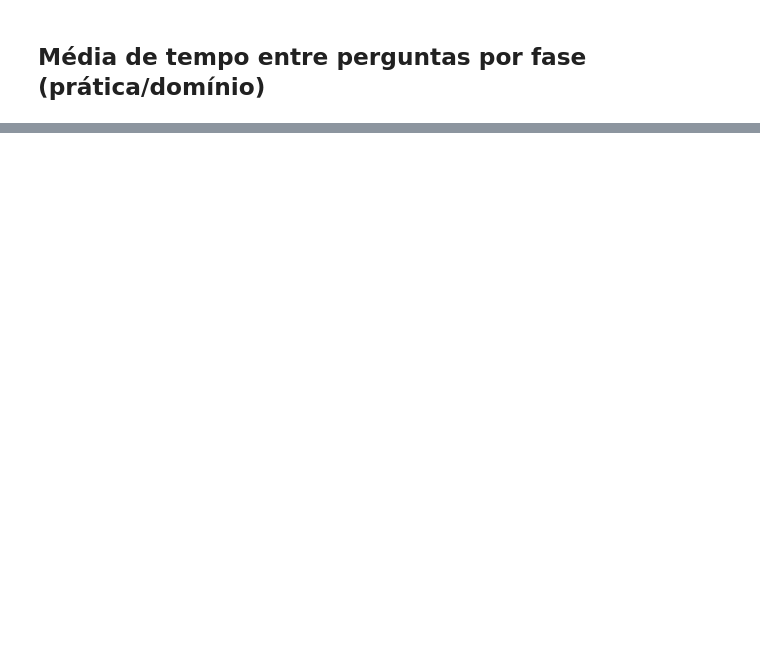
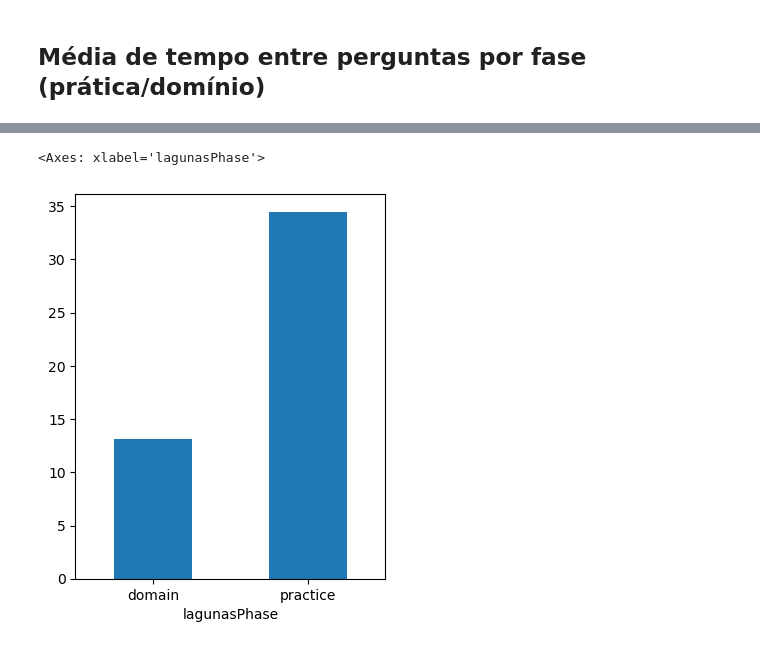
Before and after one commit to caiohsfar/tcc-analysis, a Jupyter notebook: tcc.ipynb, the cells around one changed output, grey strips where cells are left out. Drawn from its saved outputs; the diff is of its cells as text; code cells hidden in the pictures; blank space fills up the shorter version.

```diff
--- a/tcc.ipynb
+++ b/tcc.ipynb
@@ -386,0 +357,6 @@ a_questions_df_average_time
+# %%
+a_questions_df_average_time_general = a_questions_df_average_time.groupby("lagunasPhase")["averageSecondsBwQuestions"].mean()
+a_questions_df_average_time_general.plot.bar(figsize=(4, 5), rot=0)
+# %% [output]
+<Axes: xlabel='lagunasPhase'>
+[figure, added]
```
Also changed, not shown: parts of 5 cells of this notebook.
